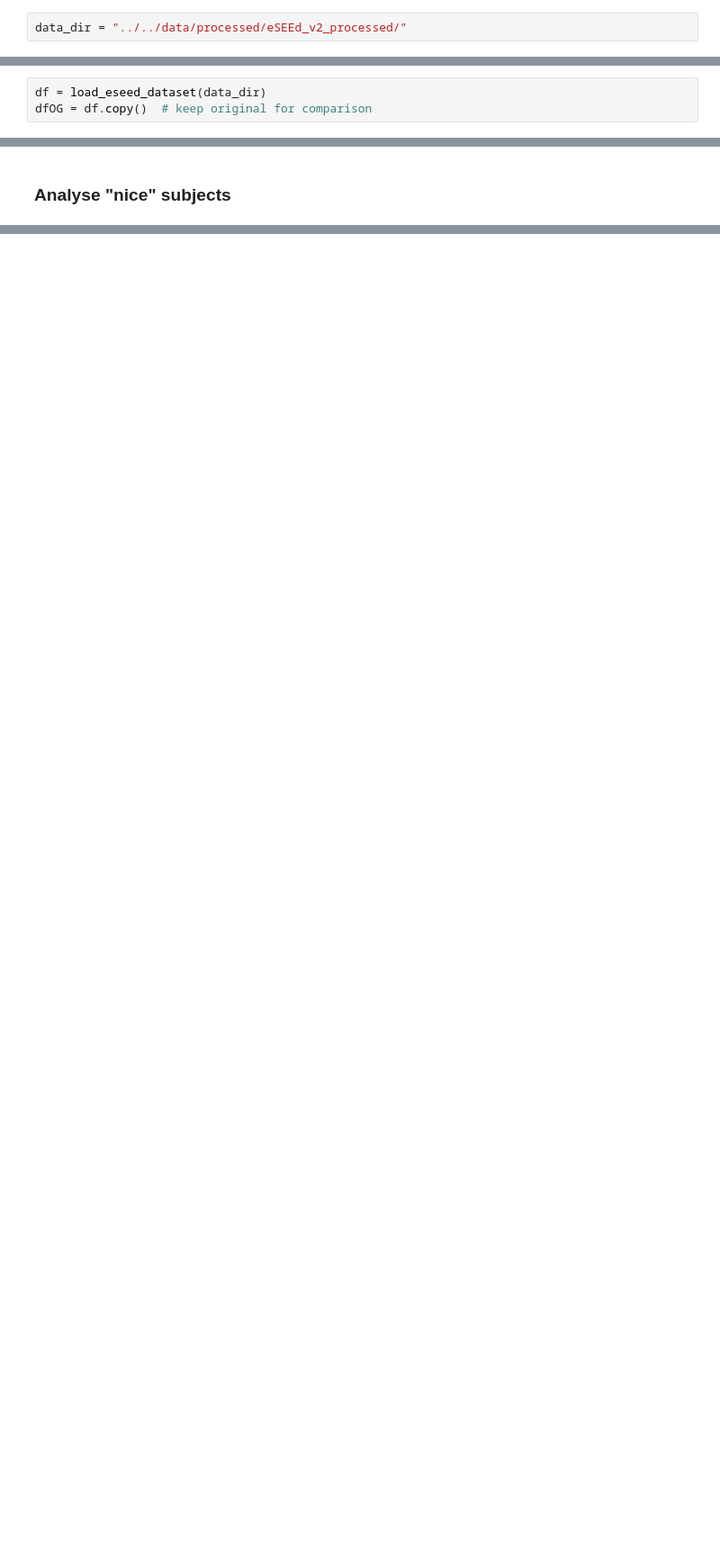
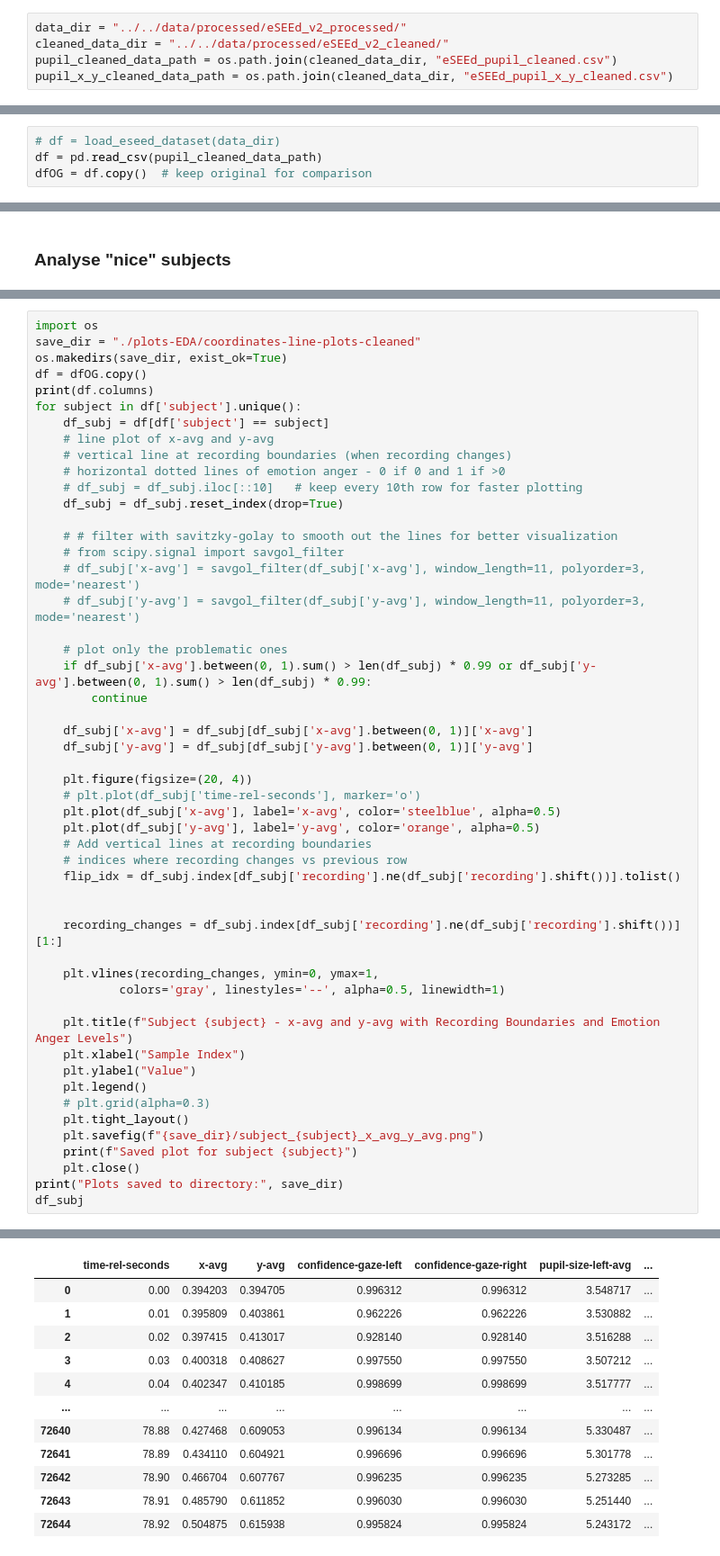
Before and after one commit to Space0code/GFM-for-eyetracker, a Jupyter notebook: src/data/EDA_eSEEd_v2.ipynb, the cells around one changed output, grey strips where cells are left out. Shown at 90% size. Cells and saved outputs as stored; diff of their text form; blank space fills up the shorter version.

Commit message:
exploring and cleaning dataset (dropping subjects)

```diff
--- a/src/data/EDA_eSEEd_v2.ipynb
+++ b/src/data/EDA_eSEEd_v2.ipynb
@@ -13,4 +13,7 @@ import seaborn as sns
 - clean
 # %%
 data_dir = "../../data/processed/eSEEd_v2_processed/"
+cleaned_data_dir = "../../data/processed/eSEEd_v2_cleaned/"
+pupil_cleaned_data_path = os.path.join(cleaned_data_dir, "eSEEd_pupil_cleaned.csv")
+pupil_x_y_cleaned_data_path = os.path.join(cleaned_data_dir, "eSEEd_pupil_x_y_cleaned.csv")
 # %%
@@ -26,6 +37,7 @@ def load_eseed_dataset(data_dir):
     return df
 # %%
-df = load_eseed_dataset(data_dir)
+# df = load_eseed_dataset(data_dir)
+df = pd.read_csv(pupil_cleaned_data_path)
 dfOG = df.copy()  # keep original for comparison
 # %%
 subjects = df['subject'].unique()
@@ -802,0 +1024,52 @@ pupil size distribution for nice subjects - histogram
+# %%
+import os
+save_dir = "./plots-EDA/coordinates-line-plots-cleaned"
+os.makedirs(save_dir, exist_ok=True)
+df = dfOG.copy()
+print(df.columns)
+for subject in df['subject'].unique():
+    df_subj = df[df['subject'] == subject]
+    # line plot of x-avg and y-avg
+    # vertical line at recording boundaries (when recording changes)
+    # horizontal dotted lines of emotion anger - 0 if 0 and 1 if >0
+    # df_subj = df_subj.iloc[::10]   # keep every 10th row for faster plotting
+    df_subj = df_subj.reset_index(drop=True)
+
+    # # filter with savitzky-golay to smooth out the lines for better visualization
+    # from scipy.signal import savgol_filter
+    # df_subj['x-avg'] = savgol_filter(df_subj['x-avg'], window_length=11, polyorder=3, mode='nearest')
+    # df_subj['y-avg'] = savgol_filter(df_subj['y-avg'], window_length=11, polyorder=3, mode='nearest')
+
+    # plot only the problematic ones
+    if df_subj['x-avg'].between(0, 1).sum() > len(df_subj) * 0.99 or df_subj['y-avg'].between(0, 1).sum() > len(df_subj) * 0.99:
+        continue
+
+    df_subj['x-avg'] = df_subj[df_subj['x-avg'].between(0, 1)]['x-avg']
+    df_subj['y-avg'] = df_subj[df_subj['y-avg'].between(0, 1)]['y-avg']
+
+    plt.figure(figsize=(20, 4))
+    # plt.plot(df_subj['time-rel-seconds'], marker='o')
+    plt.plot(df_subj['x-avg'], label='x-avg', color='steelblue', alpha=0.5)
+    plt.plot(df_subj['y-avg'], label='y-avg', color='orange', alpha=0.5)
+    # Add vertical lines at recording boundaries
+    # indices where recording changes vs previous row
+    flip_idx = df_subj.index[df_subj['recording'].ne(df_subj['recording'].shift())].tolist()
+
+
+    recording_changes = df_subj.index[df_subj['recording'].ne(df_subj['recording'].shift())][1:]
+
+    plt.vlines(recording_changes, ymin=0, ymax=1,
+            colors='gray', linestyles='--', alpha=0.5, linewidth=1)
+
+    plt.title(f"Subject {subject} - x-avg and y-avg with Recording Boundaries and Emotion Anger Levels")
+    plt.xlabel("Sample Index")
+    plt.ylabel("Value")
+    plt.legend()
+    # plt.grid(alpha=0.3)
+    plt.tight_layout()
+    plt.savefig(f"{save_dir}/subject_{subject}_x_avg_y_avg.png")
+    print(f"Saved plot for subject {subject}")
+    plt.close()
+print("Plots saved to directory:", save_dir)
+df_subj
+# %% [output]
@@ -802,0 +1086,12 @@ pupil size distribution for nice subjects - histogram
+|  | time-rel-seconds | x-avg | y-avg | confidence-gaze-left | confidence-gaze-right | pupil-size-left-avg | ... |
+| 0 | 0.00 | 0.394203 | 0.394705 | 0.996312 | 0.996312 | 3.548717 | ... |
+| 1 | 0.01 | 0.395809 | 0.403861 | 0.962226 | 0.962226 | 3.530882 | ... |
+| 2 | 0.02 | 0.397415 | 0.413017 | 0.928140 | 0.928140 | 3.516288 | ... |
+| 3 | 0.03 | 0.400318 | 0.408627 | 0.997550 | 0.997550 | 3.507212 | ... |
+| 4 | 0.04 | 0.402347 | 0.410185 | 0.998699 | 0.998699 | 3.517777 | ... |
+| ... | ... | ... | ... | ... | ... | ... | ... |
+| 72640 | 78.88 | 0.427468 | 0.609053 | 0.996134 | 0.996134 | 5.330487 | ... |
+| 72641 | 78.89 | 0.434110 | 0.604921 | 0.996696 | 0.996696 | 5.301778 | ... |
+| 72642 | 78.90 | 0.466704 | 0.607767 | 0.996235 | 0.996235 | 5.273285 | ... |
+| 72643 | 78.91 | 0.485790 | 0.611852 | 0.996030 | 0.996030 | 5.251440 | ... |
+| 72644 | 78.92 | 0.504875 | 0.615938 | 0.995824 | 0.995824 | 5.243172 | ... |
```
Also changed, not shown: parts of 31 cells of this notebook, 5 other files.
